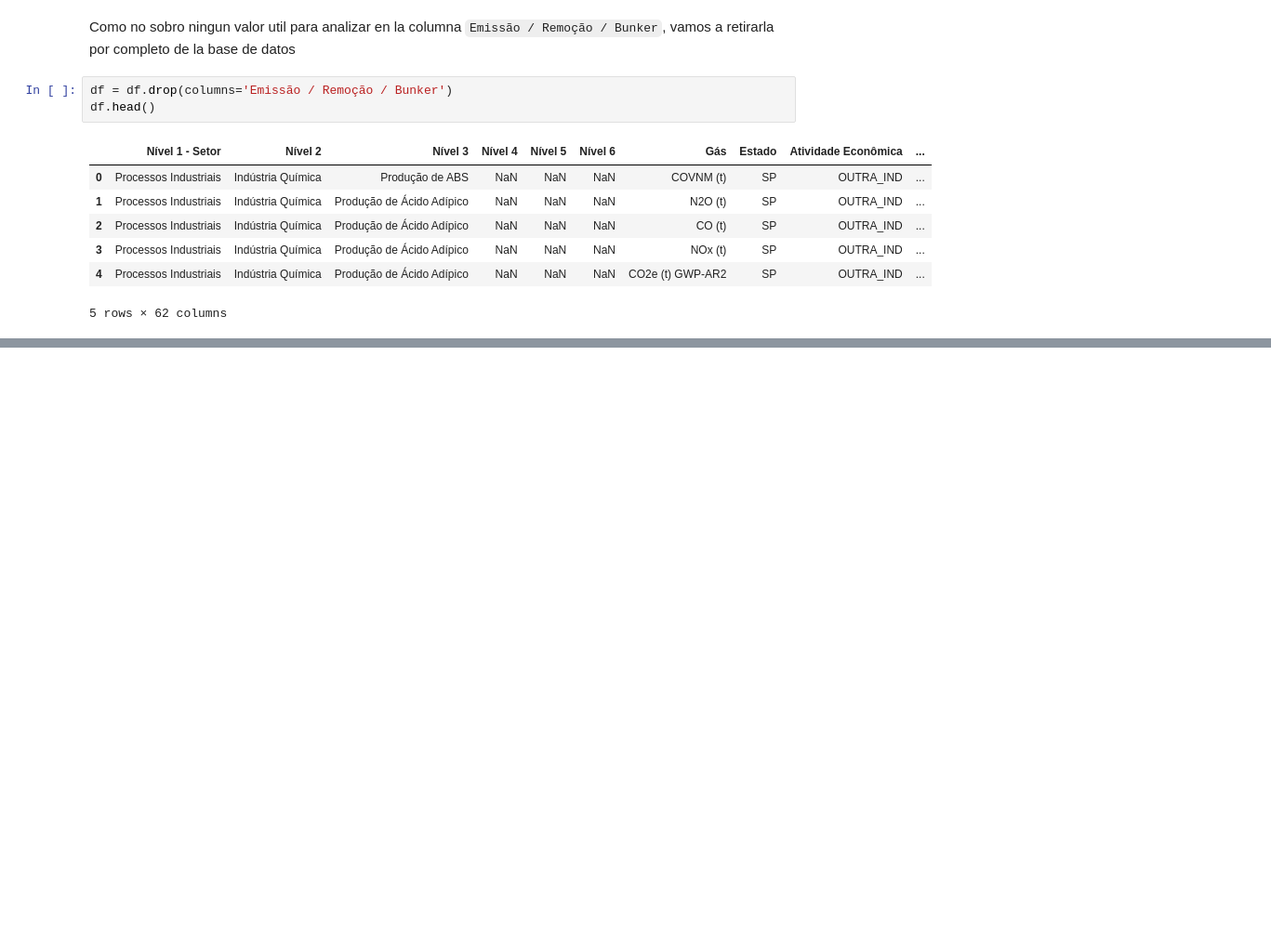
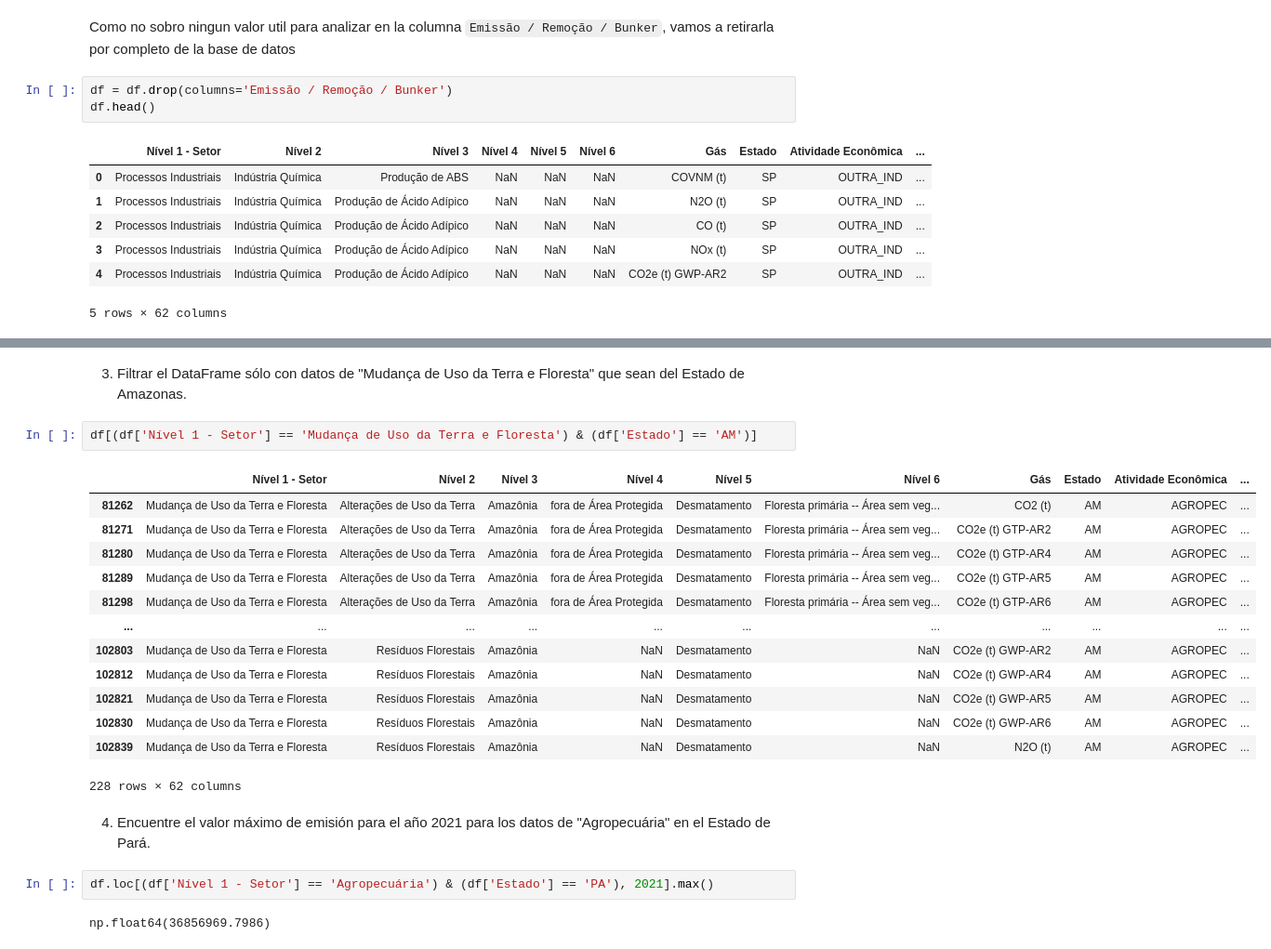
Before and after one commit to LejImkoaj/pandas_seleccionar_agrupar_datos, a Jupyter notebook: seleccion_agrupacion_de_datos.ipynb, the cells around one changed output, grey strips where cells are left out. Shown at 93% size. Cells and saved outputs as stored; diff of their text form; blank space fills up the shorter version.

```diff
--- a/seleccion_agrupacion_de_datos.ipynb
+++ b/seleccion_agrupacion_de_datos.ipynb
@@ -159,0 +191,24 @@ df.head()
+# %% [markdown]
+3. Filtrar el DataFrame sólo con datos de "Mudança de Uso da Terra e Floresta" que sean del Estado de Amazonas.
+# %%
+df[(df['Nível 1 - Setor'] == 'Mudança de Uso da Terra e Floresta') & (df['Estado'] == 'AM')]
+# %% [output]
+|  | Nível 1 - Setor | Nível 2 | Nível 3 | Nível 4 | Nível 5 | Nível 6 | Gás | Estado | Atividade Econômica | ... |
+| 81262 | Mudança de Uso da Terra e Floresta | Alterações de Uso da Terra | Amazônia | fora de Área Protegida | Desmatamento | Floresta primária -- Área sem veg... | CO2 (t) | AM | AGROPEC | ... |
+| 81271 | Mudança de Uso da Terra e Floresta | Alterações de Uso da Terra | Amazônia | fora de Área Protegida | Desmatamento | Floresta primária -- Área sem veg... | CO2e (t) GTP-AR2 | AM | AGROPEC | ... |
+| 81280 | Mudança de Uso da Terra e Floresta | Alterações de Uso da Terra | Amazônia | fora de Área Protegida | Desmatamento | Floresta primária -- Área sem veg... | CO2e (t) GTP-AR4 | AM | AGROPEC | ... |
+| 81289 | Mudança de Uso da Terra e Floresta | Alterações de Uso da Terra | Amazônia | fora de Área Protegida | Desmatamento | Floresta primária -- Área sem veg... | CO2e (t) GTP-AR5 | AM | AGROPEC | ... |
+| 81298 | Mudança de Uso da Terra e Floresta | Alterações de Uso da Terra | Amazônia | fora de Área Protegida | Desmatamento | Floresta primária -- Área sem veg... | CO2e (t) GTP-AR6 | AM | AGROPEC | ... |
+| ... | ... | ... | ... | ... | ... | ... | ... | ... | ... | ... |
+| 102803 | Mudança de Uso da Terra e Floresta | Resíduos Florestais | Amazônia | NaN | Desmatamento | NaN | CO2e (t) GWP-AR2 | AM | AGROPEC | ... |
+| 102812 | Mudança de Uso da Terra e Floresta | Resíduos Florestais | Amazônia | NaN | Desmatamento | NaN | CO2e (t) GWP-AR4 | AM | AGROPEC | ... |
+| 102821 | Mudança de Uso da Terra e Floresta | Resíduos Florestais | Amazônia | NaN | Desmatamento | NaN | CO2e (t) GWP-AR5 | AM | AGROPEC | ... |
+| 102830 | Mudança de Uso da Terra e Floresta | Resíduos Florestais | Amazônia | NaN | Desmatamento | NaN | CO2e (t) GWP-AR6 | AM | AGROPEC | ... |
+| 102839 | Mudança de Uso da Terra e Floresta | Resíduos Florestais | Amazônia | NaN | Desmatamento | NaN | N2O (t) | AM | AGROPEC | ... |
+228 rows × 62 columns
+# %% [markdown]
+4. Encuentre el valor máximo de emisión para el año 2021 para los datos de "Agropecuária" en el Estado de Pará.
+# %%
+df.loc[(df['Nível 1 - Setor'] == 'Agropecuária') & (df['Estado'] == 'PA'), 2021].max()
+# %% [output]
+np.float64(36856969.7986)
```
Also changed, not shown: parts of 5 cells of this notebook.
